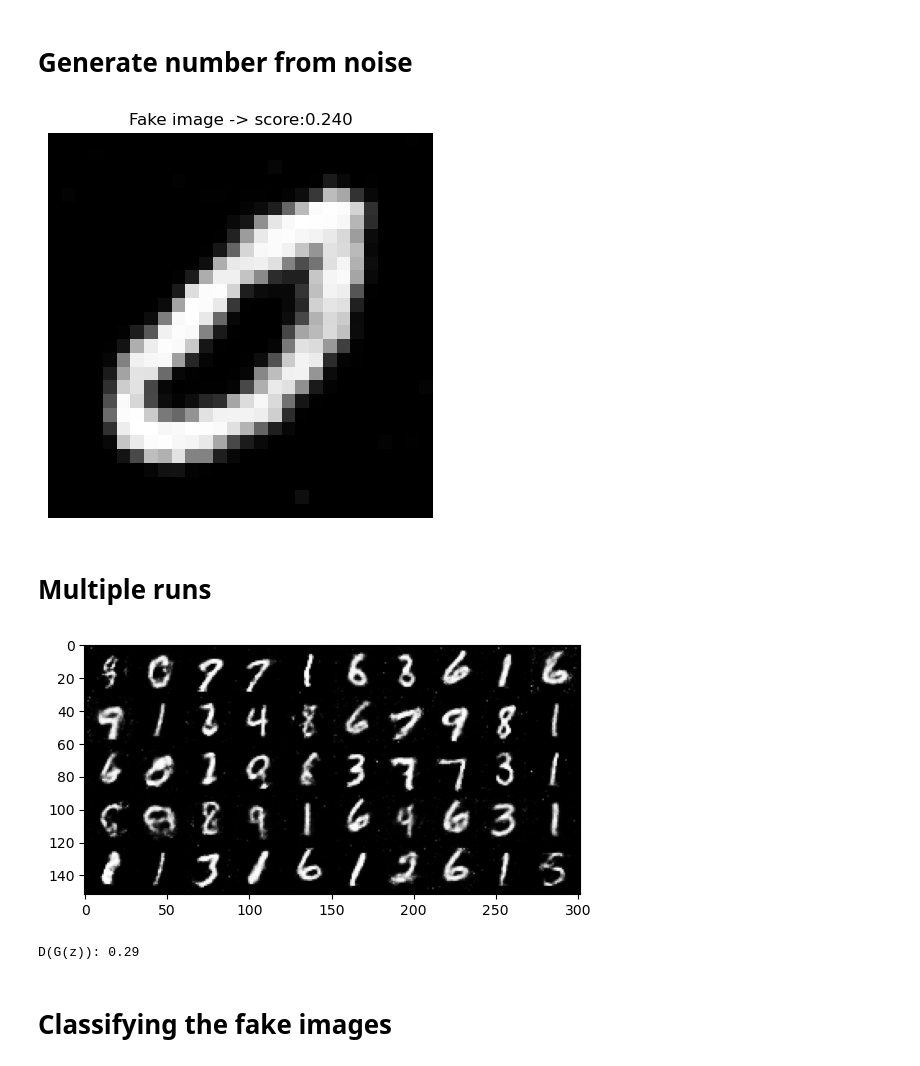
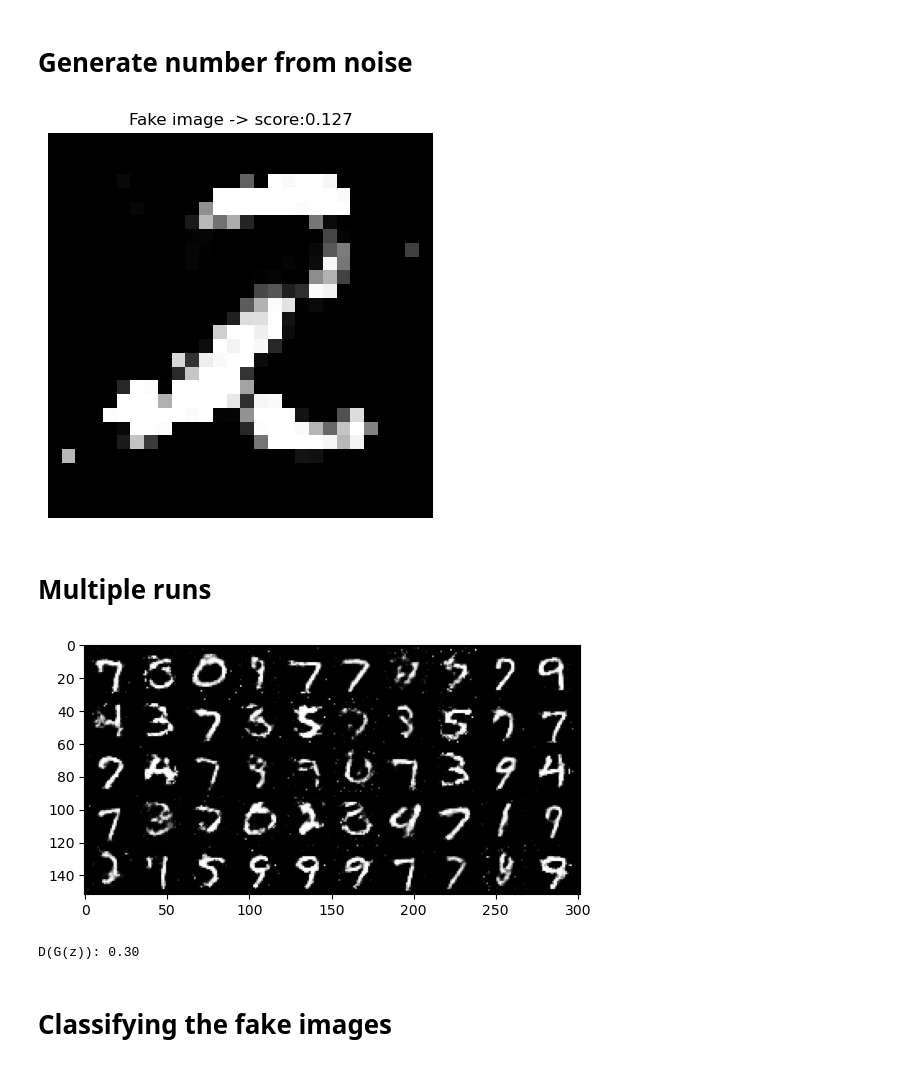
Before and after one commit to bobbypestana/gan_mnist, a Jupyter notebook: results_presentation.ipynb, the cells around one changed output. Saved outputs shown, nothing was run; the diff lists cells and outputs as text; code cells hidden in the pictures.

```diff
--- a/results_presentation.ipynb
+++ b/results_presentation.ipynb
@@ -108,7 +108,7 @@ D = Discriminator()
 
 
 # Load the saved models from .pth files
-run_id = 'xvtgqt97'  # Example run ID (without timestamp)
+run_id = 'l61o81oc' #'xvtgqt97'  # run ID (without timestamp)
 discriminator, generator = load_models_by_id(run_id)
 
 # Load the state dict into the models
@@ -170,8 +170,10 @@ Net(
 # %% [markdown]
 # Define functions
 # %%
-# Function for generating noise as given
-def generate_noise(batch_size, latent_size, noise_type='normal', config=None):
+import torch
+
+def generate_noise(batch_size, latent_size, noise_type='normal', config=None, normalize=False):
+    # Step 1: Generate noise based on the noise_type
     if noise_type == 'normal':
         z = torch.randn(batch_size, latent_size).to(device) * config['noise_std'] + config['noise_mean']
 
@@ -196,6 +198,12 @@ def generate_noise(batch_size, latent_size, noise_type='normal', config=None):
     else:
         raise ValueError(f"Unsupported noise type: {noise_type}")
 
+    # Step 2: Normalize by mean and std of the noise if requested
+    if normalize:
+        mean = z.mean()
+        std = z.std()
+        z = (z - mean) / std  # Normalize noise
+
     return z
 # %%
 def plot_noise_raw(noise_type_, config_, z):
@@ -277,13 +315,20 @@ def visualize_fake_image(z, index=0):
 # Generate Noise
 # %%
 noise_params = {
-    'normal': {'noise_std': 5.0, 'noise_mean': 1.0},
+    # 'normal': {'noise_std': 1, 'noise_mean': 0.0},
+    # 'uniform': {'noise_max': 10, 'noise_min': -10},
+    # 'lognormal': { 'noise_mean': 0.0, 'noise_std': 5.0},
+    # 'exponential': {'noise_lambda': 0.1},
+    # 'gamma': {'noise_alpha': 1.0, 'noise_beta': 1.0},
+    # 'poisson': {'noise_lambda': 3.0},
+    'random_binary': {}  # No parameters to vary for random_binary
 }
 
-noise_type_ = 'normal'
+for key in noise_params.keys():
+   noise_type_ = key
 config_ = noise_params[noise_type_]
 
-z = generate_noise(2, latent_size, noise_type_, config_)
+z = generate_noise(2, latent_size, noise_type_, config_, True)
 
 z
 # %% [output]
@@ -332,36 +373,43 @@ visualize_noise_as_image(z, index=index_)
 index_ = 0
 visualize_fake_image(z, index=index_)
 # %% [output]
-[figure, old version]
+[figure, new version]
 # %% [markdown]
 # Multiple runs
 # %%
-noise_params = {
-    'normal': {'noise_std': 5.0, 'noise_mean': 0.0},
-}
+# noise_params = {
+#     # 'normal': {'noise_std': 10.0, 'noise_mean': 3.0},
+#     # 'uniform': {'noise_max': 1, 'noise_min': -1},
+#     # 'lognormal': { 'noise_mean': 0.0, 'noise_std': 5.0},
+#     # 'exponential': {'noise_lambda': 0.1},
+#     # 'gamma': {'noise_alpha': 1.0, 'noise_beta': 1.0},
+#     'poisson': {'noise_lambda': 500.0},
+#     # 'random_binary': {}  # No parameters to vary for random_binary
+# }
 
-noise_type_ = 'normal'
-config_ = noise_params[noise_type_]
+# for key in noise_params.keys():
+#    noise_type_ = key
+# config_ = noise_params[noise_type_]
 
 z = generate_noise(batch_size, latent_size, noise_type_, config_)
 
 fake_images = G(z)
 outputs = D(fake_images)
 fake_score = outputs
 reshaped_images = fake_images.view(batch_size, 1, 28, 28)
 
 with torch.no_grad():
     # fake_images = fake_images.reshape(fake_images.size(0), 1, 28, 28)
     grid = make_grid(reshaped_images, nrow=10, normalize=True)
     plt.imshow(grid.permute(1, 2, 0).cpu().numpy())
     plt.show()
 
 
 
 print(f"D(G(z)): {fake_score.mean().item():.2f}")
 # %% [output]
-[figure, old version]
+[figure, new version]
-D(G(z)): 0.29
+D(G(z)): 0.30
 # %% [markdown]
 # Classifying the fake images
 # %%
```
Also changed, not shown: parts of 7 cells of this notebook, 3 other files.
